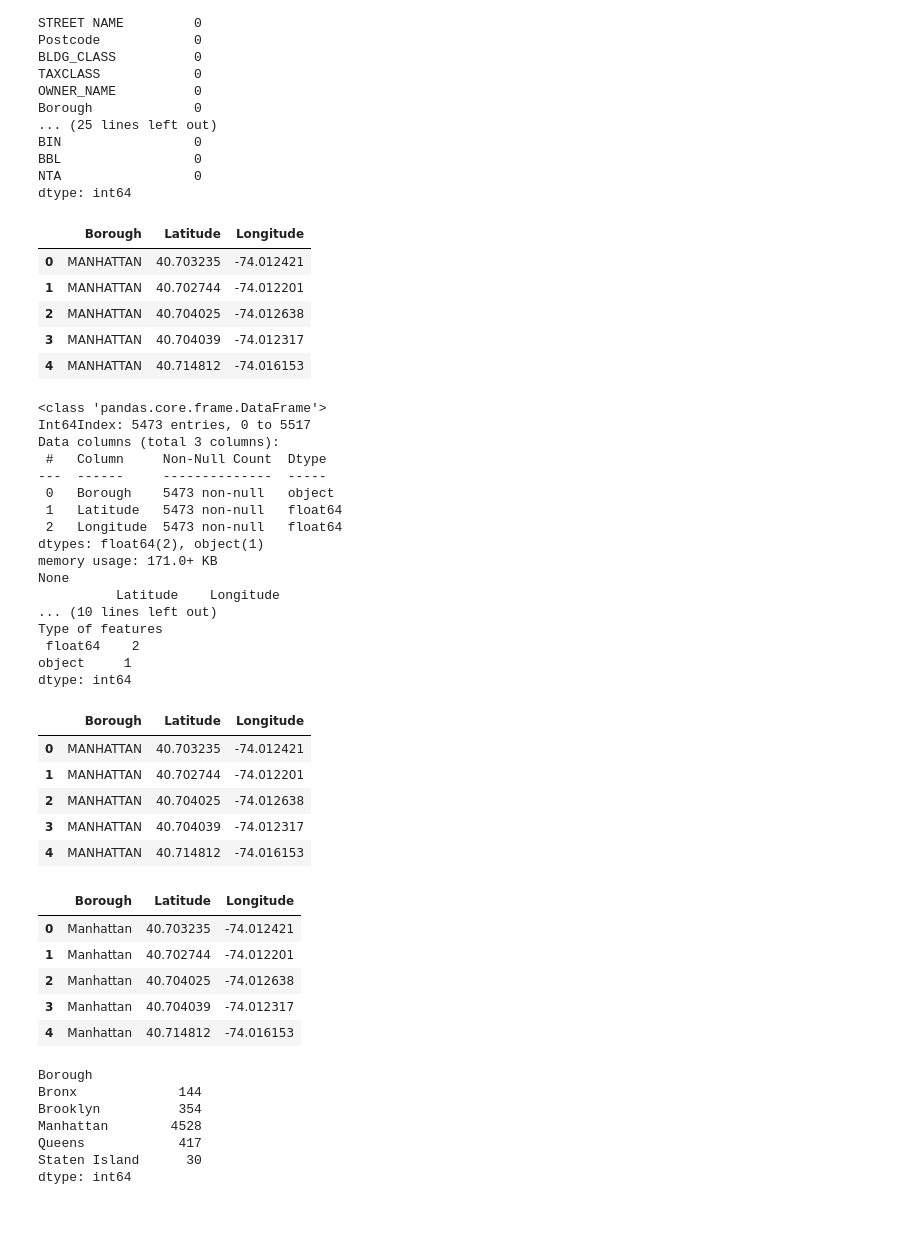
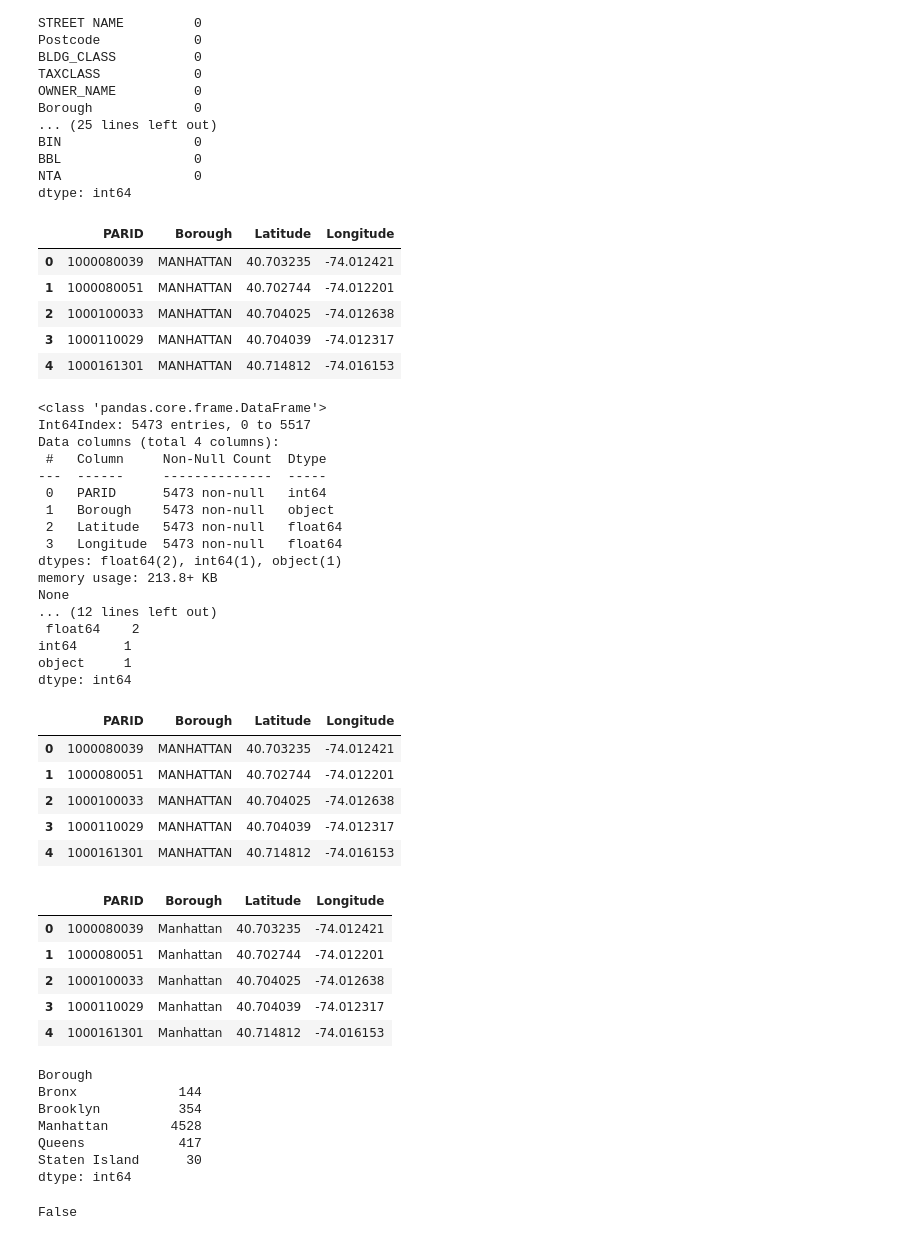
Before and after one commit to KerelOlivier/Visualization_Assignment, a Jupyter notebook: exploration/hotel_exploration.ipynb, the cells around one changed output. Drawn from its saved outputs; the diff is of its cells as text; code cells hidden in the pictures.

```diff
--- a/exploration/hotel_exploration.ipynb
+++ b/exploration/hotel_exploration.ipynb
@@ -174,15 +174,15 @@ dtype: int64
 # what if there are different rooms in the same hotel building? For now I assume we keep them
 # df_hotel_clean.drop_duplicates(subset='PARID', keep="last")
 # %%
-df_hotel_clean_2 = df_hotel_clean[["Borough", "Latitude", "Longitude"]]
+df_hotel_clean_2 = df_hotel_clean[["PARID", "Borough", "Latitude", "Longitude"]]
 df_hotel_clean_2.head()
 # %% [output]
-|  | Borough | Latitude | Longitude |
-| 0 | MANHATTAN | 40.703235 | -74.012421 |
-| 1 | MANHATTAN | 40.702744 | -74.012201 |
-| 2 | MANHATTAN | 40.704025 | -74.012638 |
-| 3 | MANHATTAN | 40.704039 | -74.012317 |
-| 4 | MANHATTAN | 40.714812 | -74.016153 |
+|  | PARID | Borough | Latitude | Longitude |
+| 0 | 1000080039 | MANHATTAN | 40.703235 | -74.012421 |
+| 1 | 1000080051 | MANHATTAN | 40.702744 | -74.012201 |
+| 2 | 1000100033 | MANHATTAN | 40.704025 | -74.012638 |
+| 3 | 1000110029 | MANHATTAN | 40.704039 | -74.012317 |
+| 4 | 1000161301 | MANHATTAN | 40.714812 | -74.016153 |
 # %%
 print(df_hotel_clean_2.info())
 print(df_hotel_clean_2.describe())
@@ -191,19 +191,19 @@ print('\nType of features \n', df_hotel_clean_2.dtypes.value_counts())
 # %% [output]
 <class 'pandas.core.frame.DataFrame'>
 Int64Index: 5473 entries, 0 to 5517
-Data columns (total 3 columns):
+Data columns (total 4 columns):
  #   Column     Non-Null Count  Dtype
 ---  ------     --------------  -----
- 0   Borough    5473 non-null   object
- 1   Latitude   5473 non-null   float64
- 2   Longitude  5473 non-null   float64
-dtypes: float64(2), object(1)
-memory usage: 171.0+ KB
+ 0   PARID      5473 non-null   int64
+ 1   Borough    5473 non-null   object
+ 2   Latitude   5473 non-null   float64
+ 3   Longitude  5473 non-null   float64
+dtypes: float64(2), int64(1), object(1)
+memory usage: 213.8+ KB
 None
-          Latitude    Longitude
-... (10 lines left out)
-Type of features
+... (12 lines left out)
  float64    2
+int64      1
 object     1
 dtype: int64
 # %%
@@ -211,24 +211,24 @@ df_hotel_clean_2['Borough'] = df_hotel_clean_2['Borough'].replace(['1', '2', '3'
 ['Manhattan', 'Bronx', 'Brooklyn', 'Queens', 'Staten Island'])
 df_hotel_clean_2.head()
 # %% [output]
-|  | Borough | Latitude | Longitude |
-| 0 | MANHATTAN | 40.703235 | -74.012421 |
-| 1 | MANHATTAN | 40.702744 | -74.012201 |
-| 2 | MANHATTAN | 40.704025 | -74.012638 |
-| 3 | MANHATTAN | 40.704039 | -74.012317 |
-| 4 | MANHATTAN | 40.714812 | -74.016153 |
+|  | PARID | Borough | Latitude | Longitude |
+| 0 | 1000080039 | MANHATTAN | 40.703235 | -74.012421 |
+| 1 | 1000080051 | MANHATTAN | 40.702744 | -74.012201 |
+| 2 | 1000100033 | MANHATTAN | 40.704025 | -74.012638 |
+| 3 | 1000110029 | MANHATTAN | 40.704039 | -74.012317 |
+| 4 | 1000161301 | MANHATTAN | 40.714812 | -74.016153 |
 # %%
 df_hotel_clean_2['Borough'] = df_hotel_clean_2['Borough'].replace(['MANHATTAN', 'BRONX', 'BROOKLYN', 'QUEENS', 'STATEN IS'],
 ['Manhattan', 'Bronx', 'Brooklyn', 'Queens', 'Staten Island'])
 df_hotel_clean_2.head()
 # df_hotel_clean_2.to_csv('../data/Hotels_clean.csv')
 # %% [output]
-|  | Borough | Latitude | Longitude |
-| 0 | Manhattan | 40.703235 | -74.012421 |
-| 1 | Manhattan | 40.702744 | -74.012201 |
-| 2 | Manhattan | 40.704025 | -74.012638 |
-| 3 | Manhattan | 40.704039 | -74.012317 |
-| 4 | Manhattan | 40.714812 | -74.016153 |
+|  | PARID | Borough | Latitude | Longitude |
+| 0 | 1000080039 | Manhattan | 40.703235 | -74.012421 |
+| 1 | 1000080051 | Manhattan | 40.702744 | -74.012201 |
+| 2 | 1000100033 | Manhattan | 40.704025 | -74.012638 |
+| 3 | 1000110029 | Manhattan | 40.704039 | -74.012317 |
+| 4 | 1000161301 | Manhattan | 40.714812 | -74.016153 |
 # %%
 df_hotel_clean_2.value_counts(['Borough']).sort_index()
 # %% [output]
@@ -245,0 +245,5 @@ df_hotel_sorted1.to_csv('../data/Hotels_clean_sorted.csv')
+# %%
+# Is df_hotel_sorted1's parid unique?
+df_hotel_sorted1.parid.nunique() == df_hotel_sorted1.shape[0]
+# %% [output]
+False
```
Also changed, not shown: parts of 7 cells of this notebook, 1 other file.
